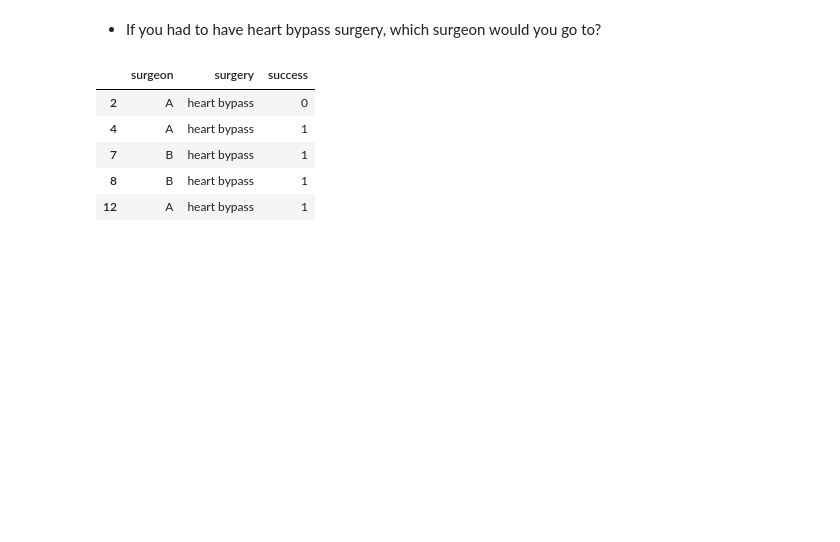
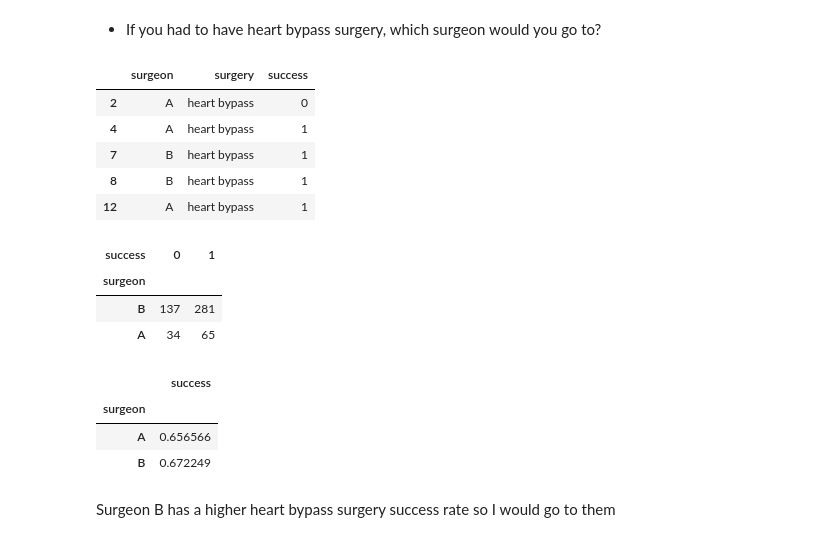
Before and after one commit to ForrestMccrosky/advanced-topics, a Jupyter notebook: exercise.ipynb, the cells around one changed output. Cells and saved outputs as stored; diff of their text form; code cells hidden in the pictures; blank space fills up the shorter version.

Commit message:
adding success percentages for heart bypass

```diff
--- a/exercise.ipynb
+++ b/exercise.ipynb
@@ -192,3 +192,19 @@ heart.head()
 | 7 | B | heart bypass | 1 |
 | 8 | B | heart bypass | 1 |
 | 12 | A | heart bypass | 1 |
+# %%
+observe_cross(heart.surgeon, heart.success)
+# %% [output]
+| success | 0 | 1 |
+| surgeon |  |  |
+| B | 137 | 281 |
+| A | 34 | 65 |
+# %%
+heart.groupby('surgeon').mean('success')
+# %% [output]
+|  | success |
+| surgeon |  |
+| A | 0.656566 |
+| B | 0.672249 |
+# %% [markdown]
+Surgeon B has a higher heart bypass surgery success rate so I would go to them
```
